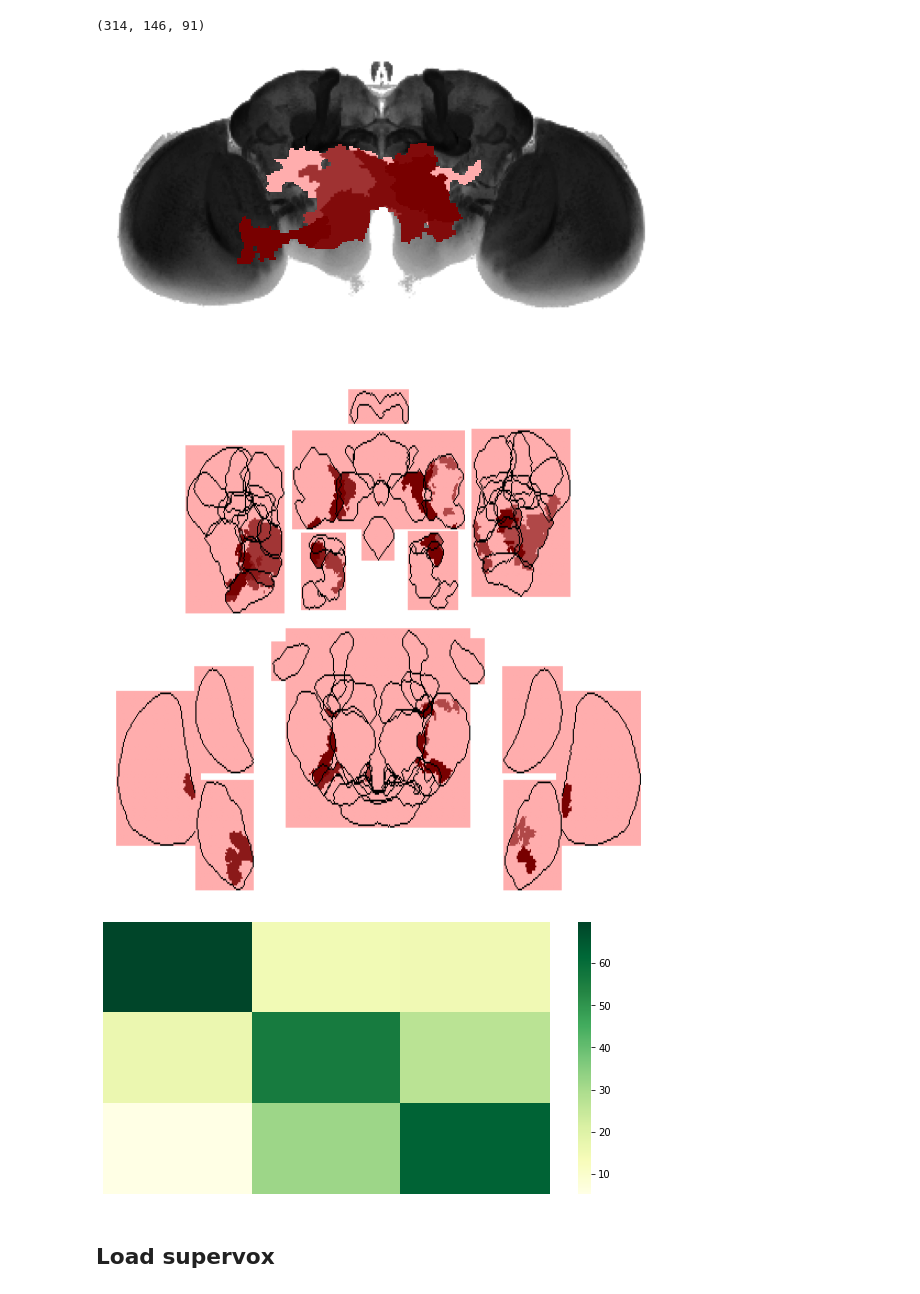
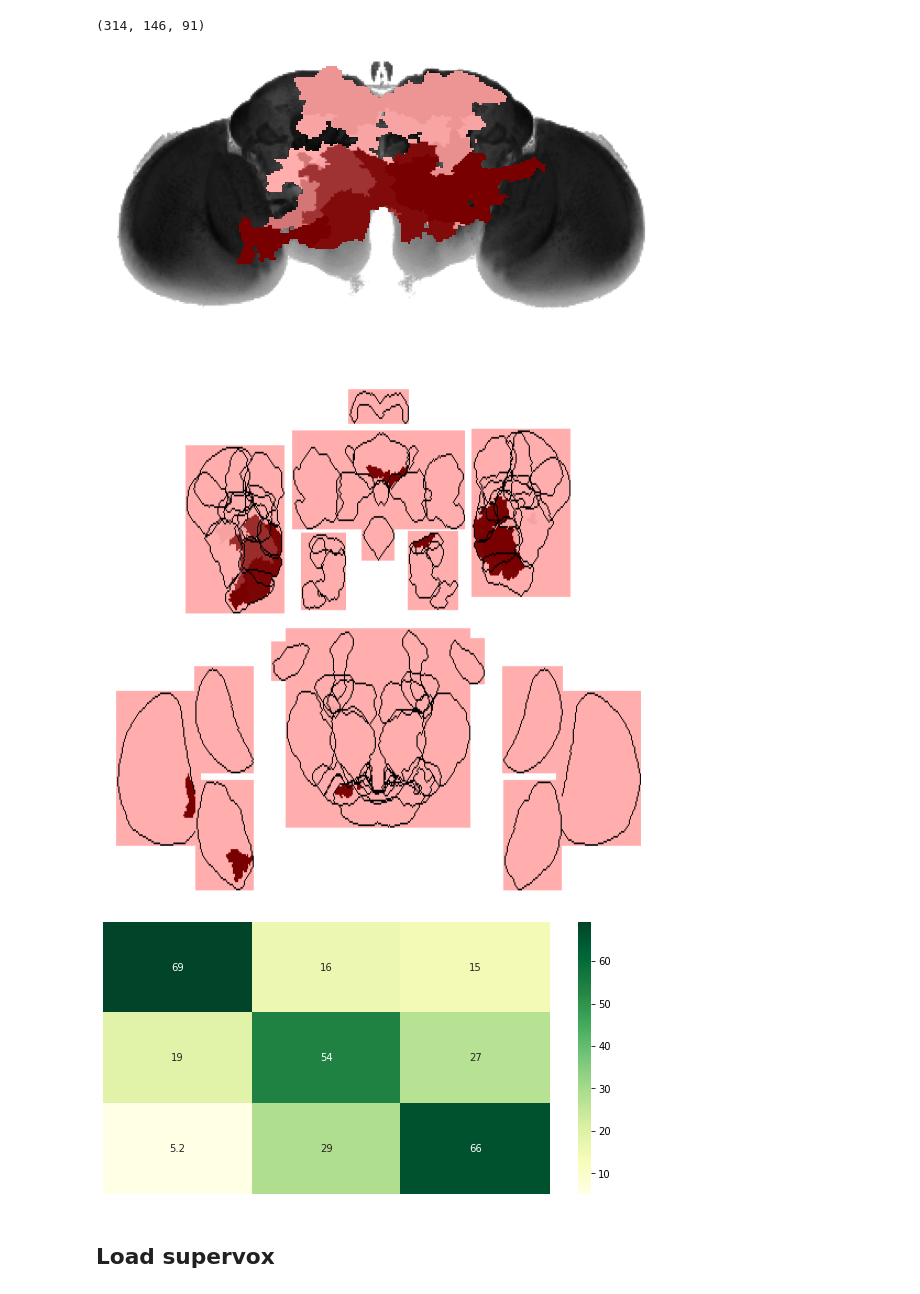
Before and after one commit to ClandininLab/brainsss, a Jupyter notebook: notebooks/20251106_fig4_FINAL.ipynb, the cells around one changed output. Cells and saved outputs as stored; diff of their text form; code cells hidden in the pictures.

```diff
--- a/notebooks/20251106_fig4_FINAL.ipynb
+++ b/notebooks/20251106_fig4_FINAL.ipynb
@@ -1203,17 +1196,17 @@ print(anat_lowres.shape)
 # %% [output]
 (314, 146, 91)
 # %%
-amt=5
+amt=10
 # print(np.shape(cluster_importances[b]))
 fig,ax=plt.subplots(figsize=(10,10))
 plt.imshow(np.max(anat_lowres, axis=-1).T,cmap='gray_r');
 labels_anat_sub_total=np.where(np.isin(giant_labels_anat,ids[:amt]),giant_labels_anat,np.nan)
 ax.imshow(np.nanmax(labels_anat_sub_total,axis=-1).T,cmap=create_dark_to_color_cmap('#780000'))
 ax.axis('off');
 # plt.savefig(os.path.join(save_dir,f'top{amt}_cluster_loc.png'), dpi=300, bbox_inches='tight')
 # plt.savefig(os.path.join(save_dir,f'top{amt}_cluster_loc.svg'), dpi=300, bbox_inches='tight', format="svg", transparent=True)
 # %% [output]
-[figure, old version]
+[figure, new version]
 # %%
 roi_atlas = brainsss.load_roi_atlas()
 explosion_rois = brainsss.load_explosion_groups()
@@ -1248,13 +1241,13 @@ axs.set_aspect(ax_as)
 # plt.savefig(os.path.join(save_dir,f'top{amt}_explosion.png'), dpi=300, bbox_inches='tight')
 # plt.savefig(os.path.join(save_dir,f'top{amt}_explosion.svg'), dpi=300, bbox_inches='tight', format="svg", transparent=True)
 # %% [output]
-[figure, old version]
+[figure, new version]
 # %%
 be=['dec','flat','inc']
 cm = confusion_matrix(y_predict_final, y_idxs_final)
 cm_percent = cm.astype('float') / cm.sum(axis=1)[:, np.newaxis] * 100
 fig, ax = plt.subplots(figsize=(10, 5))
-sns.heatmap(cm_percent, ax=ax, cmap='YlGn');
+sns.heatmap(cm_percent, ax=ax, annot=True, cmap='YlGn');
 ax.xaxis.set_ticks([]);
 ax.yaxis.set_ticks([]);
 # _ = ax.set_title(
@@ -1264,7 +1257,7 @@ ax.yaxis.set_ticks([]);
 # plt.savefig(os.path.join(save_dir,f'confusion_matrix_{rf.__class__.__name__}.png'), dpi=300, bbox_inches='tight')
 # plt.savefig(os.path.join(save_dir,f'onfusion_matrix_randomforest.svg'), dpi=300, bbox_inches='tight', format="svg", transparent=True)
 # %% [output]
-[figure, old version]
+[figure, new version]
 # %%
 home_path = '/oak/stanford/groups/trc/data/Ilana/2P/data/later/'
 later_dir = '/oak/stanford/groups/trc/data/Ilana/2P/data/later/temp_filter'
```
Also changed, not shown: parts of 28 cells of this notebook, 4 other files.
